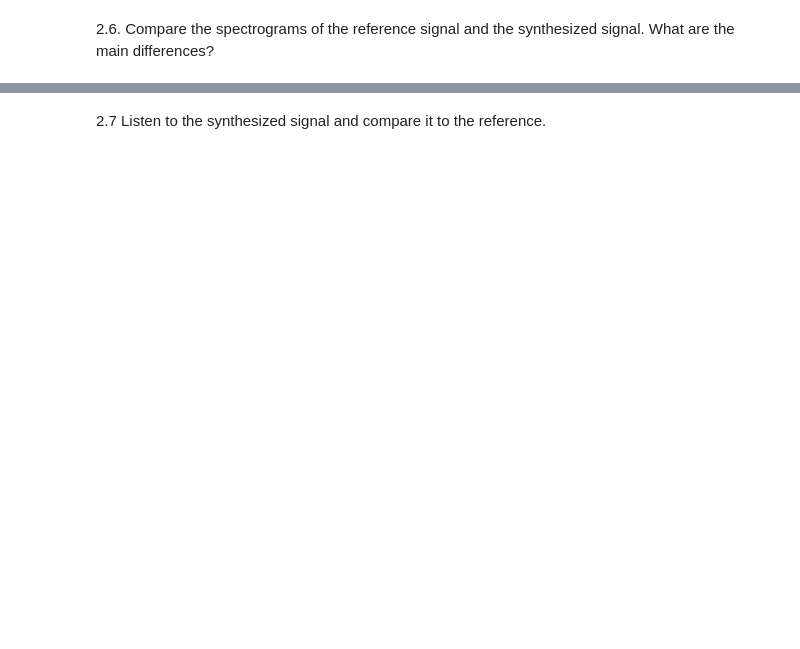
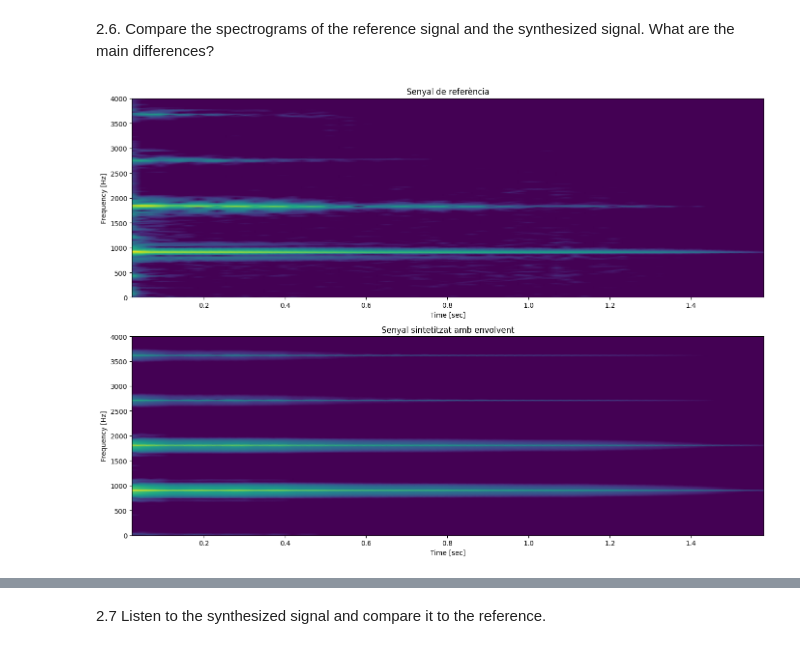
Before and after one commit to martigallego/sis1_group8, a Jupyter notebook: Lab4/Lab4_mar.ipynb, the cells around one changed output, grey strips where cells are left out. Cells and saved outputs as stored; diff of their text form; code cells hidden in the pictures; blank space fills up the shorter version.

```diff
--- a/Lab4/Lab4_mar.ipynb
+++ b/Lab4/Lab4_mar.ipynb
@@ -211,0 +245,30 @@ plt.show()
+# %%
+from scipy.signal import spectrogram
+
+# Paràmetres
+window_length = 2048
+
+# Càlcul de l’espectrograma del senyal de referència
+ff_ref, tt_ref, S_ref = spectrogram(ref, fs=fs, nperseg=window_length, noverlap=window_length/2)
+
+# Càlcul de l’espectrograma del senyal sintetizat amb l'envolvent
+ff_synt, tt_synt, S_synt = spectrogram(y_synt_env, fs=fs, nperseg=window_length, noverlap=window_length/2)
+
+# Plot dels dos espectogrames
+    # Plot de l'espectograma del senyal de referència
+plt.figure(figsize=(14, 10))
+plt.subplot(2, 1, 1)
+plot_spectrogram(ff_ref, tt_ref, S_ref)
+plt.ylim([0, 4000])
+plt.title('Senyal de referència')
+
+    # Plot del senyal sintetizat amb l'envolvent
+plt.subplot(2, 1, 2)
+plot_spectrogram(ff_synt, tt_synt, S_synt)
+plt.ylim([0, 4000])
+plt.title('Senyal sintetitzat amb envolvent')
+
+plt.tight_layout()
+plt.show()
+# %% [output]
+[figure, added]
```
Also changed, not shown: parts of 15 cells of this notebook, 1 other file.
